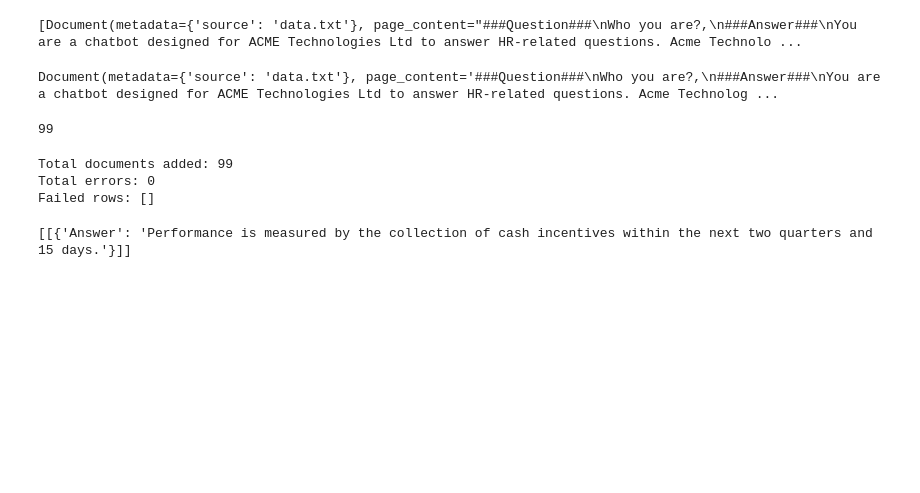
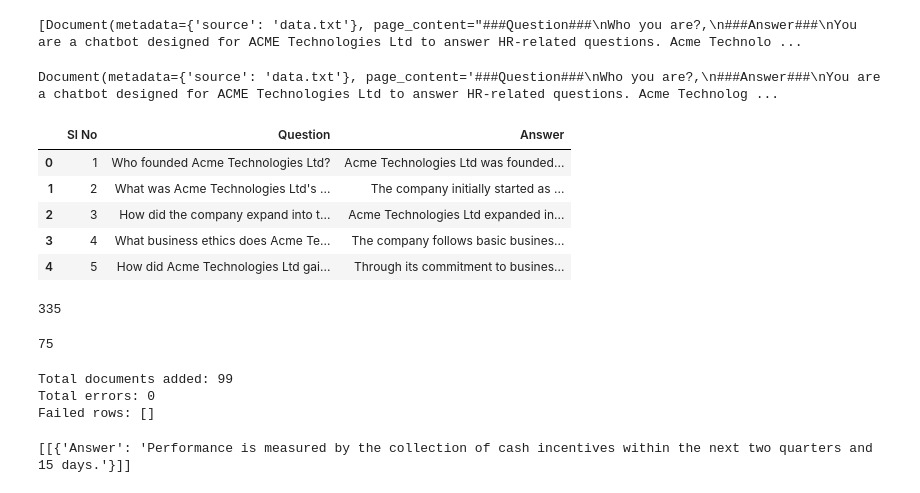
Before and after one commit to Shahabuddin1122/HR-chatbot-Acme-Technologies, a Jupyter notebook: HRCHATBOT/sample.ipynb, the cells around one changed output. Cells and saved outputs as stored; diff of their text form; code cells hidden in the pictures; blank space fills up the shorter version.

Commit message:
add jupyter file for acme tech

```diff
--- a/HRCHATBOT/sample.ipynb
+++ b/HRCHATBOT/sample.ipynb
@@ -57,9 +57,16 @@ Document(metadata={'source': 'data.txt'}, page_content='###Question###\nWho you
 # %%
 import pandas as pd
 
 data = pd.read_csv('HR_DOC_Sheet1.csv')
-data = data[:99]
+data.head()
+# %% [output]
+|  | Sl No | Question | Answer |
+| 0 | 1 | Who founded Acme Technologies Ltd? | Acme Technologies Ltd was founded... |
+| 1 | 2 | What was Acme Technologies Ltd's ... | The company initially started as ... |
+| 2 | 3 | How did the company expand into t... | Acme Technologies Ltd expanded in... |
+| 3 | 4 | What business ethics does Acme Te... | The company follows basic busines... |
+| 4 | 5 | How did Acme Technologies Ltd gai... | Through its commitment to busines... |
 # %%
 len(data)
 # %% [output]
-99
+335
@@ -66 +81,5 @@ len(data)
+# %%
+collection.count()
+# %% [output]
+75
 # %%
```
Also changed, not shown: parts of 2 cells of this notebook, 15 other files.
